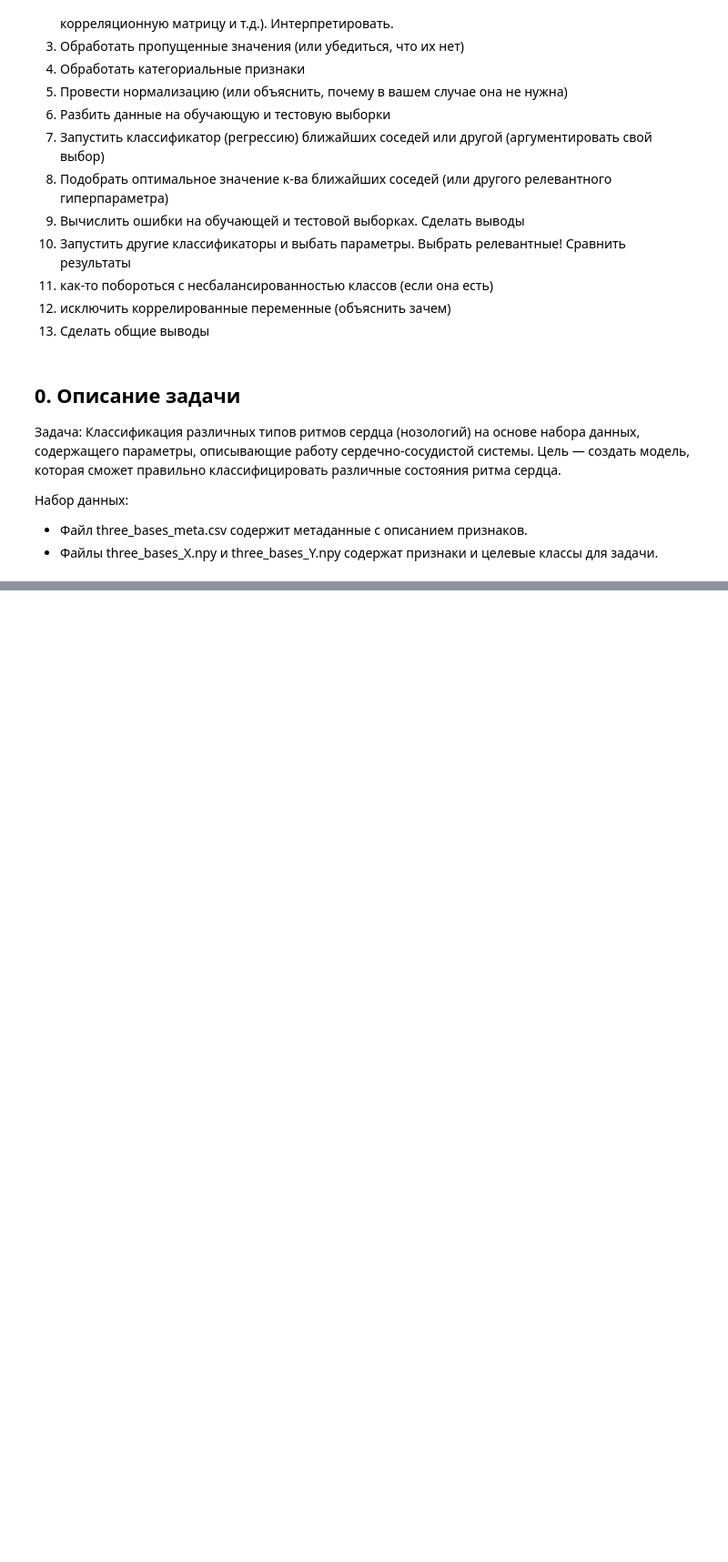
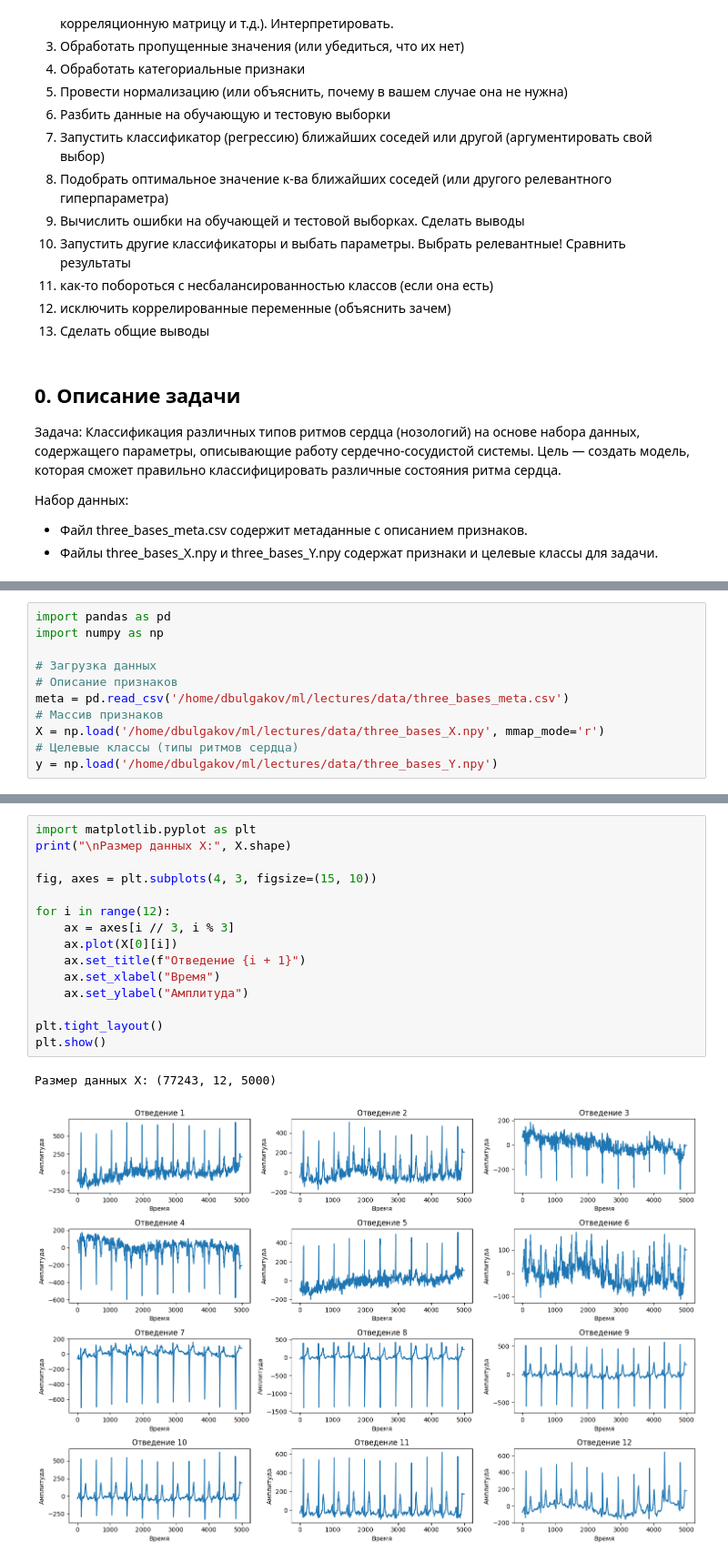
Before and after one commit to danielbulgakov/ml, a Jupyter notebook: lectures/hw_5.ipynb, the cells around one changed output, grey strips where cells are left out. Shown at 91% size. Drawn from its saved outputs; the diff is of its cells as text; blank space fills up the shorter version.

```diff
--- a/lectures/hw_5.ipynb
+++ b/lectures/hw_5.ipynb
@@ -30,0 +31,11 @@
+# %%
+import pandas as pd
+import numpy as np
+
+# Загрузка данных
+# Описание признаков
+meta = pd.read_csv('/home/dbulgakov/ml/lectures/data/three_bases_meta.csv')
+# Массив признаков
+X = np.load('/home/dbulgakov/ml/lectures/data/three_bases_X.npy', mmap_mode='r')
+# Целевые классы (типы ритмов сердца)
+y = np.load('/home/dbulgakov/ml/lectures/data/three_bases_Y.npy')
@@ -30,0 +74,18 @@
+# %%
+import matplotlib.pyplot as plt
+print("\nРазмер данных X:", X.shape)
+
+fig, axes = plt.subplots(4, 3, figsize=(15, 10))
+
+for i in range(12):
+    ax = axes[i // 3, i % 3]
+    ax.plot(X[0][i])
+    ax.set_title(f"Отведение {i + 1}")
+    ax.set_xlabel("Время")
+    ax.set_ylabel("Амплитуда")
+
+plt.tight_layout()
+plt.show()
+# %% [output]
+Размер данных X: (77243, 12, 5000)
+[figure, added]
```
Also changed, not shown: parts of 42 cells of this notebook, 1 other file.
